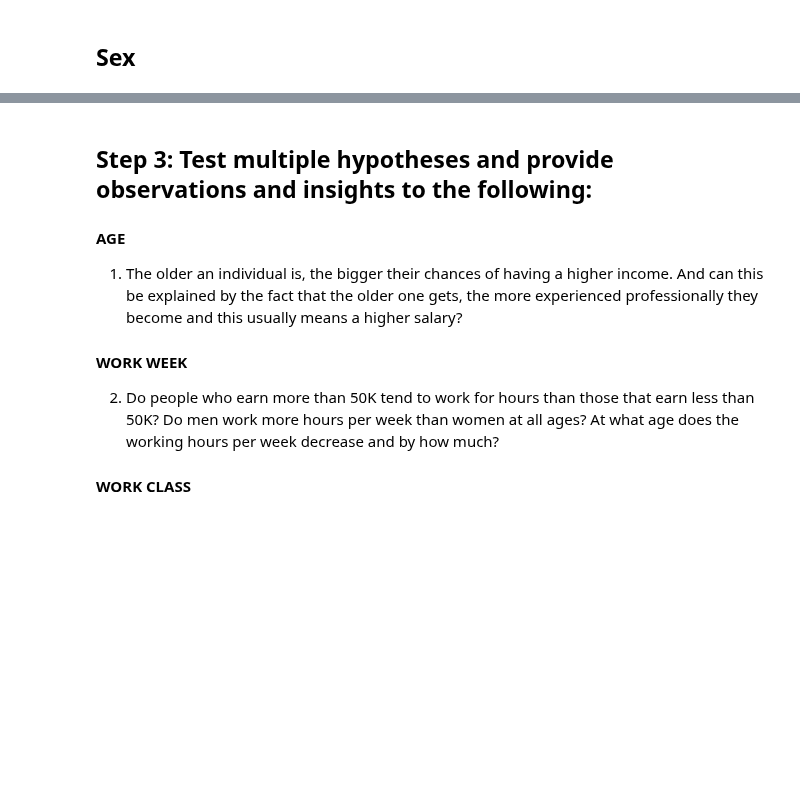
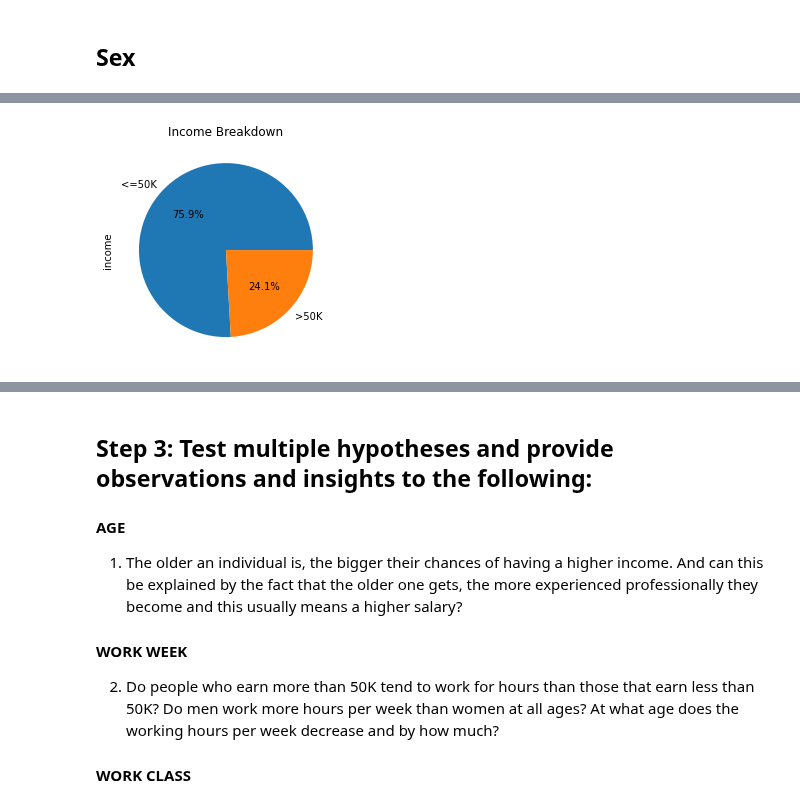
Before and after one commit to markerickson314/project-one, a Jupyter notebook: Sarah2.ipynb, the cells around one changed output, grey strips where cells are left out. Drawn from its saved outputs; the diff is of its cells as text; code cells hidden in the pictures; blank space fills up the shorter version.

```diff
--- a/Sarah2.ipynb
+++ b/Sarah2.ipynb
@@ -248,0 +210,8 @@ plt.show()
+# %%
+#Find income breakdown in general
+income_count = replaced_df["income"].value_counts()
+income_count.plot(kind="pie", autopct="%1.1f%%")
+plt.title("Income Breakdown")
+plt.show()
+# %% [output]
+[figure, added]
```
Also changed, not shown: parts of 27 cells of this notebook.
